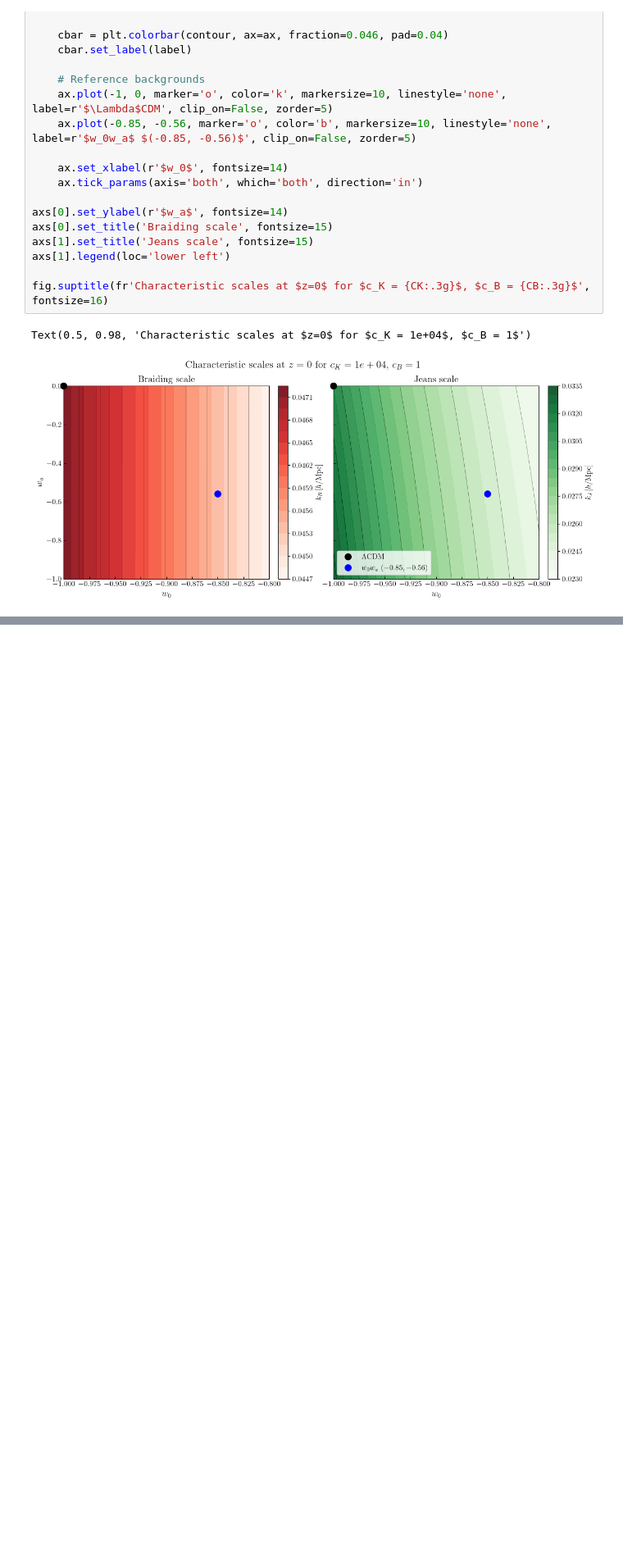
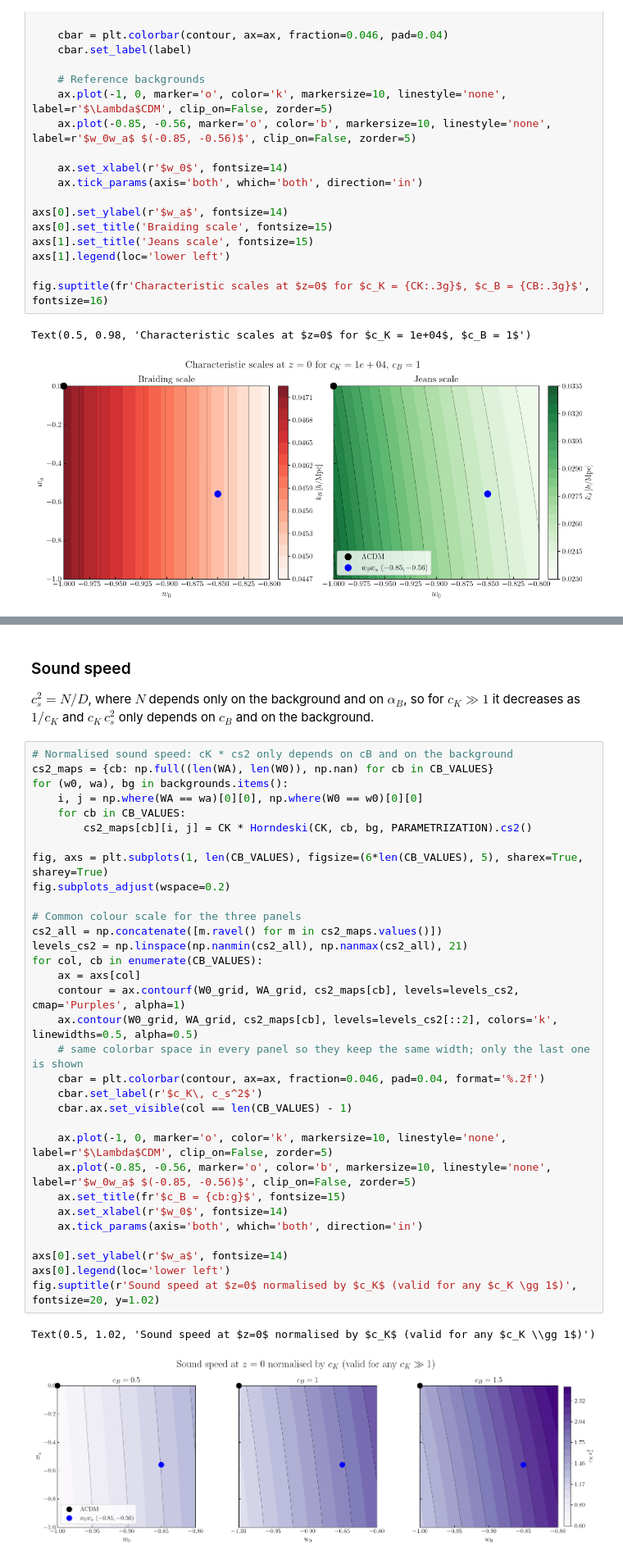
Before and after one commit to JoseCDS17/Fitting_hi_class, a Jupyter notebook: notebooks/range_application/scales_w0wa.ipynb, the cells around one changed output, grey strips where cells are left out. Shown at 82% size. Drawn from its saved outputs; the diff is of its cells as text; blank space fills up the shorter version.

Commit message:
Add sound-speed maps and update template-error threshold map
Co-Authored-By: Claude Opus 5.5 <noreply@anthropic.com>

```diff
--- a/notebooks/range_application/scales_w0wa.ipynb
+++ b/notebooks/range_application/scales_w0wa.ipynb
@@ -80,0 +139,40 @@ Text(0.5, 0.98, 'Characteristic scales at $z=0$ for $c_K = 1e+04$, $c_B = 1$')
+# %% [markdown]
+### Sound speed
+
+$c_s^2 = N/D$, where $N$ depends only on the background and on $\alpha_B$, so for $c_K \gg 1$ it decreases as
+$1/c_K$ and $c_K\, c_s^2$ only depends on $c_B$ and on the background.
+# %%
+# Normalised sound speed: cK * cs2 only depends on cB and on the background
+cs2_maps = {cb: np.full((len(WA), len(W0)), np.nan) for cb in CB_VALUES}
+for (w0, wa), bg in backgrounds.items():
+    i, j = np.where(WA == wa)[0][0], np.where(W0 == w0)[0][0]
+    for cb in CB_VALUES:
+        cs2_maps[cb][i, j] = CK * Horndeski(CK, cb, bg, PARAMETRIZATION).cs2()
+
+fig, axs = plt.subplots(1, len(CB_VALUES), figsize=(6*len(CB_VALUES), 5), sharex=True, sharey=True)
+fig.subplots_adjust(wspace=0.2)
+
+# Common colour scale for the three panels
+cs2_all = np.concatenate([m.ravel() for m in cs2_maps.values()])
+levels_cs2 = np.linspace(np.nanmin(cs2_all), np.nanmax(cs2_all), 21)
+for col, cb in enumerate(CB_VALUES):
+    ax = axs[col]
+    contour = ax.contourf(W0_grid, WA_grid, cs2_maps[cb], levels=levels_cs2, cmap='Purples', alpha=1)
+    ax.contour(W0_grid, WA_grid, cs2_maps[cb], levels=levels_cs2[::2], colors='k', linewidths=0.5, alpha=0.5)
+    # same colorbar space in every panel so they keep the same width; only the last one is shown
+    cbar = plt.colorbar(contour, ax=ax, fraction=0.046, pad=0.04, format='%.2f')
+    cbar.set_label(r'$c_K\, c_s^2$')
+    cbar.ax.set_visible(col == len(CB_VALUES) - 1)
+
+    ax.plot(-1, 0, marker='o', color='k', markersize=10, linestyle='none', label=r'$\Lambda$CDM', clip_on=False, zorder=5)
+    ax.plot(-0.85, -0.56, marker='o', color='b', markersize=10, linestyle='none', label=r'$w_0w_a$ $(-0.85, -0.56)$', clip_on=False, zorder=5)
+    ax.set_title(fr'$c_B = {cb:g}$', fontsize=15)
+    ax.set_xlabel(r'$w_0$', fontsize=14)
+    ax.tick_params(axis='both', which='both', direction='in')
+
+axs[0].set_ylabel(r'$w_a$', fontsize=14)
+axs[0].legend(loc='lower left')
+fig.suptitle(r'Sound speed at $z=0$ normalised by $c_K$ (valid for any $c_K \gg 1$)', fontsize=20, y=1.02)
+# %% [output]
+Text(0.5, 1.02, 'Sound speed at $z=0$ normalised by $c_K$ (valid for any $c_K \\gg 1$)')
+[figure, added]
```
Also changed, not shown: parts of 2 cells of this notebook, 1 other file.
